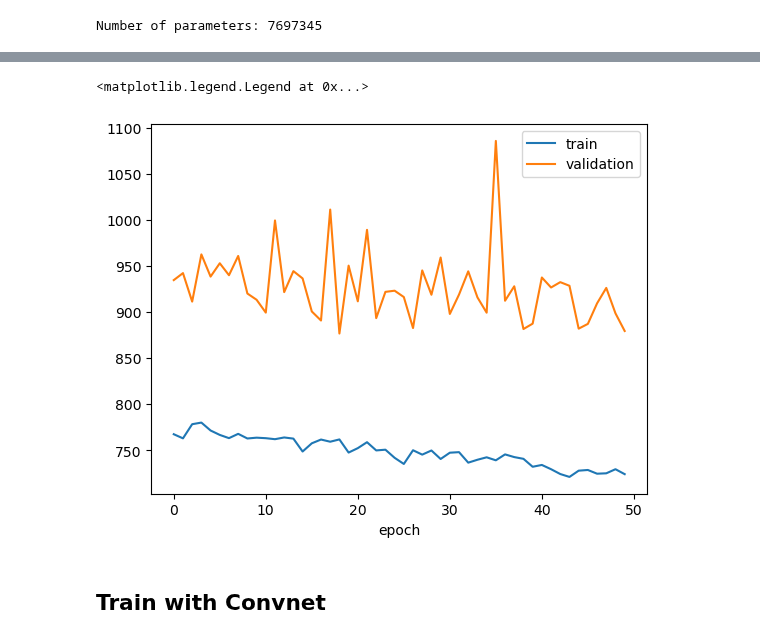
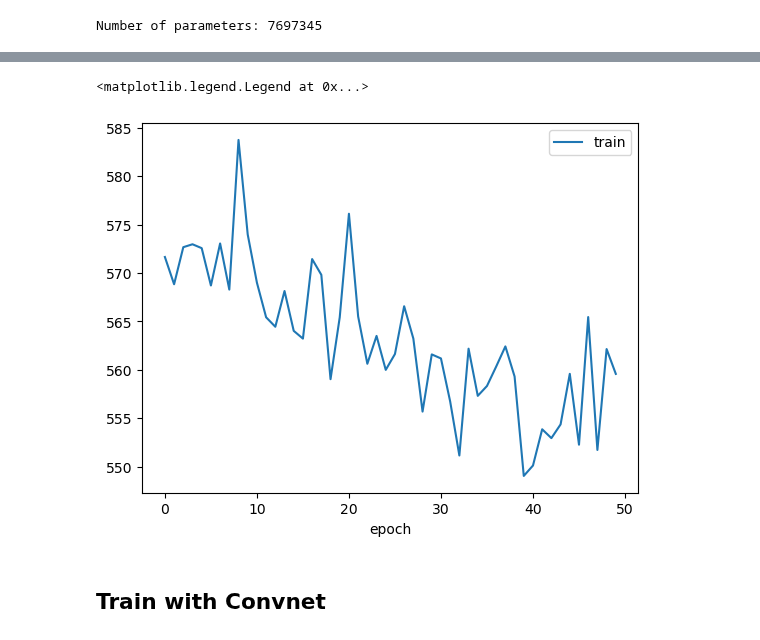
Before and after one commit to LiyaGaynutdinova/Auto-Regressive-Unet-for-Concrete-Damage, a Jupyter notebook: train_AutoUnet_uniform.ipynb, the cells around one changed output, grey strips where cells are left out. Drawn from its saved outputs; the diff is of its cells as text; code cells hidden in the pictures.

```diff
--- a/train_AutoUnet_uniform.ipynb
+++ b/train_AutoUnet_uniform.ipynb
@@ -35,6 +37,6 @@ axs[2,0].set_axis_off()
 # %%
 name = 'NN_library/AutoUnet/AutoUnet_uniform'
-args = {'lr' : 0.00001, 'epochs' : 50, 'dev' : dev, 'name' : name}
+args = {'lr' : 0.000001, 'epochs' : 50, 'dev' : dev, 'name' : name}
 # %%
 unet = AutoUNet()
 # %%
@@ -45,7 +47,7 @@ print(f"Number of parameters: {total_params}")
 # %% [output]
 Number of parameters: 7697345
 # %%
-unet = load_network(unet, args['name']+'_49', args)
+unet = load_network(unet, args['name']+'_45', args)
 # %%
 losses_train, losses_val = train(unet, loaders, args)
 # %% [output]
@@ -69,11 +71,11 @@ Epoch: 49 mean train loss:  686.5731959808 mean val. rec. loss:  952.6163940430
 # %%
 plt.plot(losses_train)
-plt.plot(losses_val)
+#plt.plot(losses_val)
 plt.xlabel('epoch')
 plt.legend(['train', 'validation'])
 # %% [output]
 <matplotlib.legend.Legend at 0x...>
-[figure, old version]
+[figure, new version]
 # %% [markdown]
 ## Train with Convnet
 # %%
```
Also changed, not shown: parts of 2 cells of this notebook, 57 other files.
